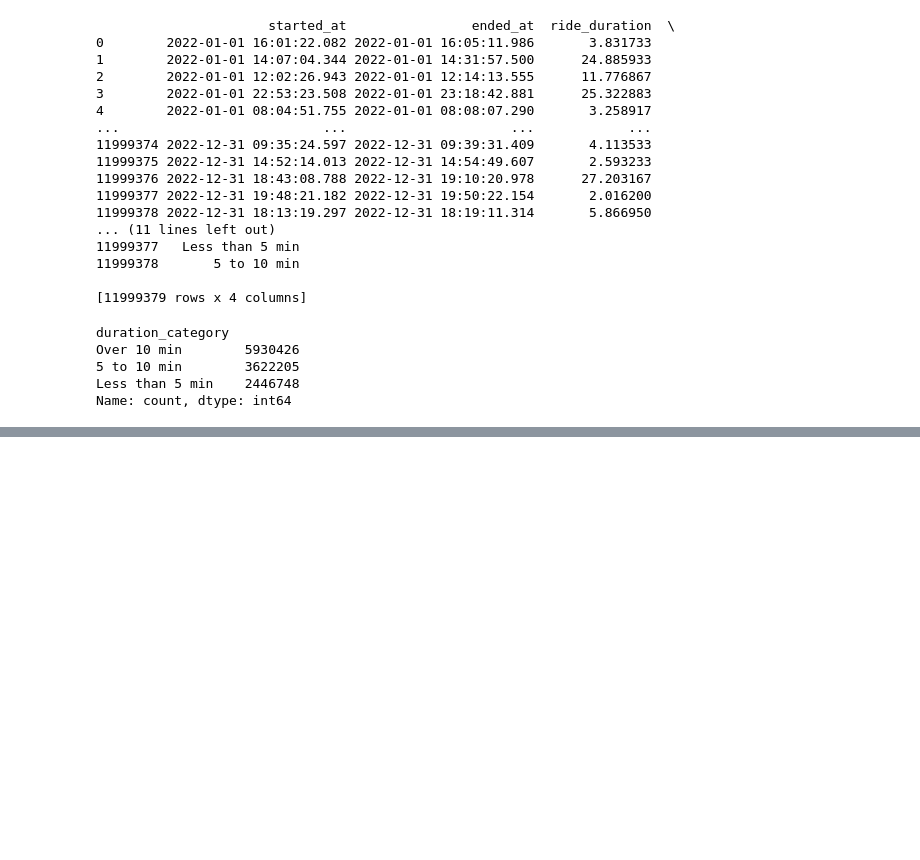
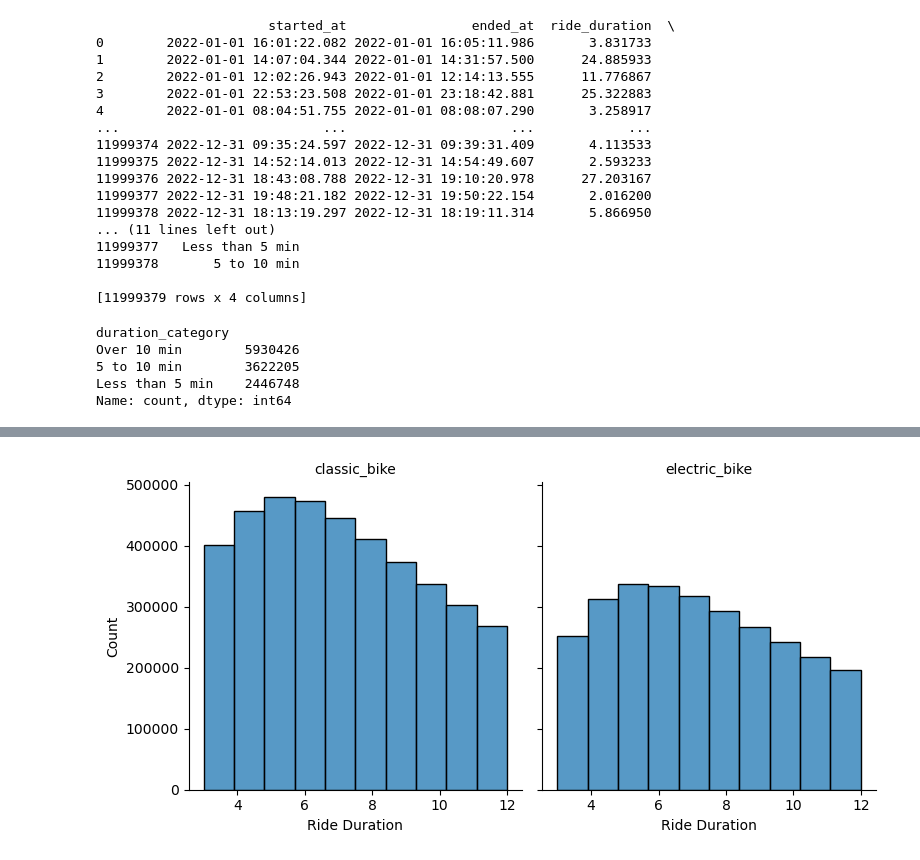
Before and after one commit to Alfredo-R-S/New-York-s-City-Bike-Trips-2022, a Jupyter notebook: New_York_Script_3.ipynb, the cells around one changed output, grey strips where cells are left out. Drawn from its saved outputs; the diff is of its cells as text; code cells hidden in the pictures; blank space fills up the shorter version.

```diff
--- a/New_York_Script_3.ipynb
+++ b/New_York_Script_3.ipynb
@@ -370,0 +337,3 @@ This pattern can help bike-sharing companies adjust fleet sizes, pricing, and ma
+# %%
+# round decimals to nearest whole number
+df['ride_duration'] = df['ride_duration'].round(0).astype(int)
@@ -370,0 +386,12 @@ This pattern can help bike-sharing companies adjust fleet sizes, pricing, and ma
+# %%
+top_10 = df['ride_duration'].value_counts().nlargest(10).index
+df_top10 = df[df['ride_duration'].isin(top_10)]
+g = sns.FacetGrid(df_top10, col="rideable_type", col_wrap=2, height=4)
+g.map_dataframe(sns.histplot, x="ride_duration", bins=10, kde=False)
+g.set_axis_labels("Ride Duration", "Count")
+g.set_titles(col_template="{col_name}")
+
+plt.tight_layout()
+plt.show()
+# %% [output]
+[figure, added]
```
Also changed, not shown: parts of 9 cells of this notebook.
